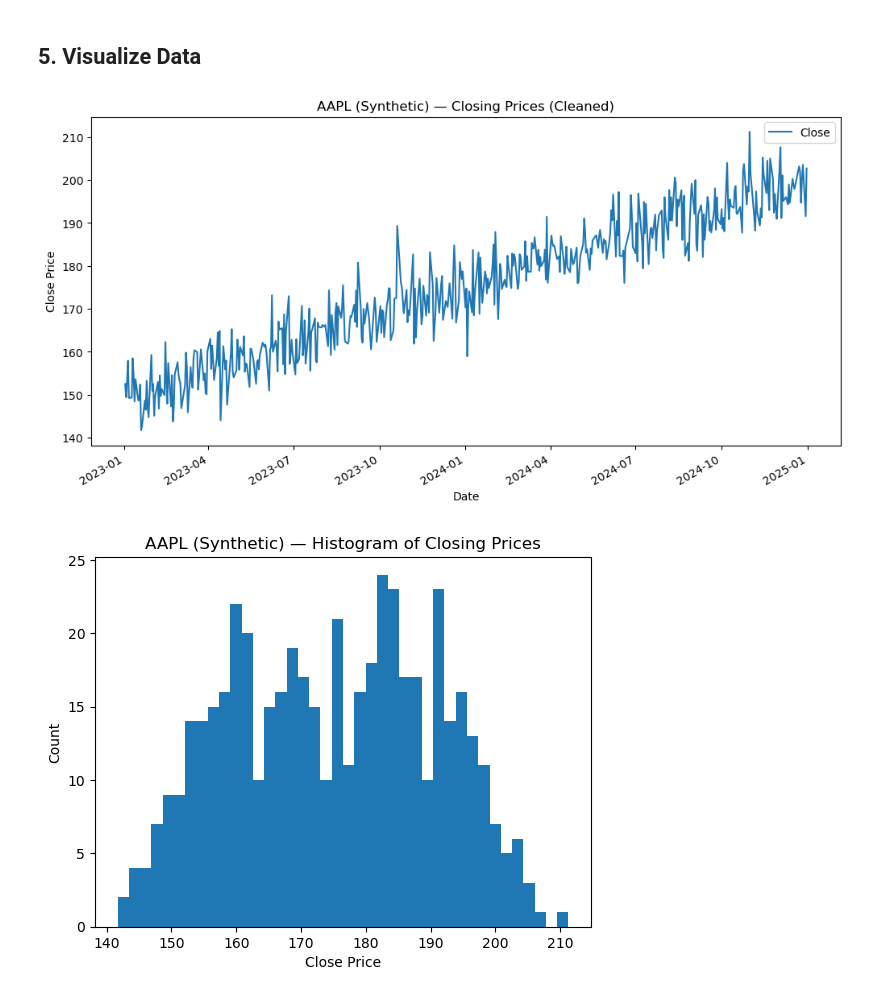
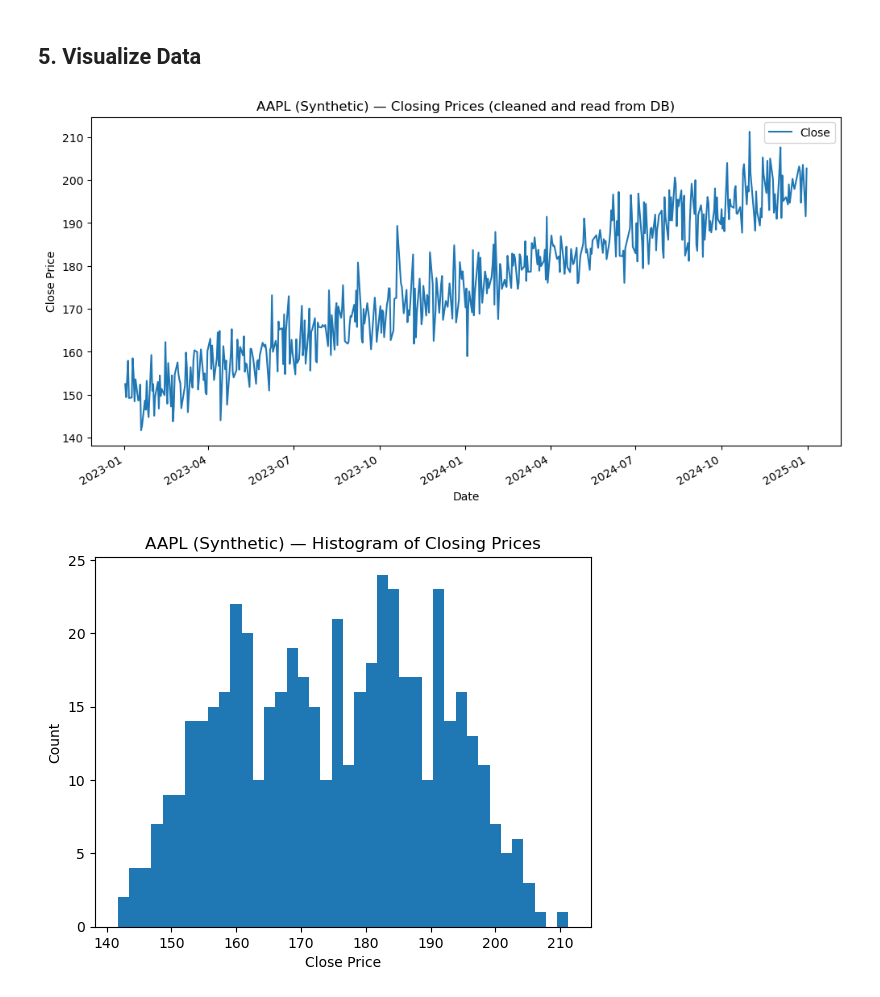
Before and after one commit to WilliamPourmajidi/prescriptive-analytics, a Jupyter notebook: Module-8/Module-8.ipynb, the cells around one changed output. Saved outputs shown, nothing was run; the diff lists cells and outputs as text; code cells hidden in the pictures.

```diff
--- a/Module-8/Module-8.ipynb
+++ b/Module-8/Module-8.ipynb
@@ -226,20 +240,20 @@ date
 # %%
 
 import matplotlib.pyplot as plt
 
 plt.figure(figsize=(12, 6))  # Make the figure wider
 plt.plot(df_from_db.index, df_from_db["close"], label="Close")
-plt.title("AAPL (Synthetic) — Closing Prices (Cleaned)")
+plt.title("AAPL (Synthetic) — Closing Prices (cleaned and read from DB)")
 plt.xlabel("Date")
 plt.ylabel("Close Price")
 plt.legend()
 
 # Format x-axis to display months
 plt.gcf().autofmt_xdate()  # Automatically format x-axis for better readability
 
 plt.show()
 # %% [output]
-[figure, old version]
+[figure, new version]
 # %%
 
 plt.figure()
```
Also changed, not shown: parts of 6 cells of this notebook.
